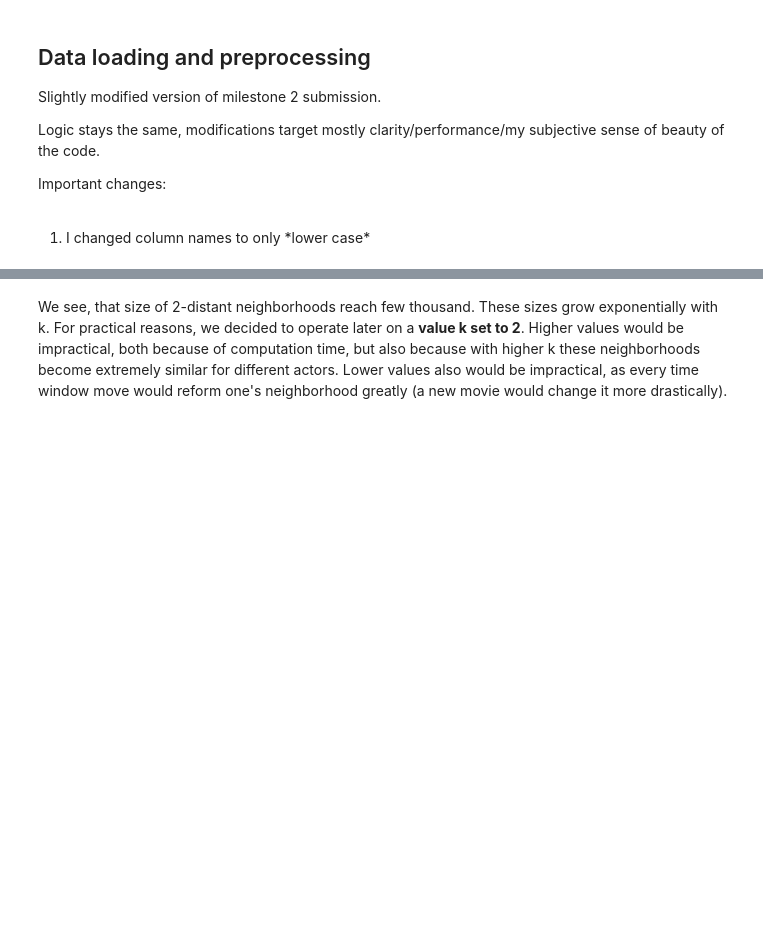
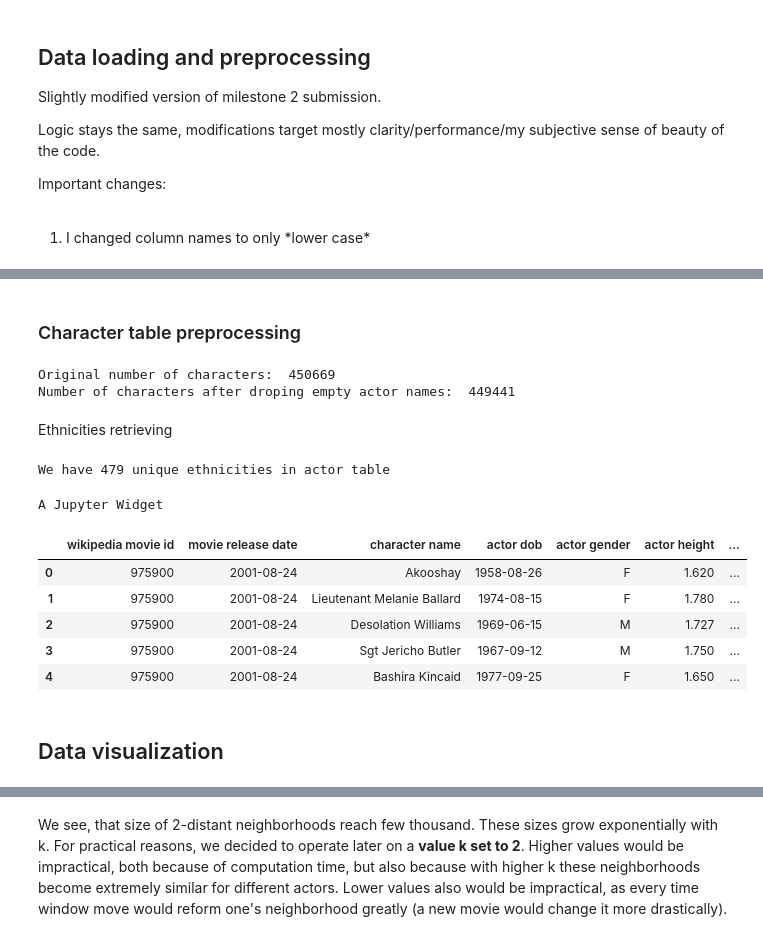
Before and after one commit to epfl-ada/ada-2022-project-datajugglers, a Jupyter notebook: graphs.ipynb, the cells around one changed output, grey strips where cells are left out. Drawn from its saved outputs; the diff is of its cells as text; code cells hidden in the pictures; blank space fills up the shorter version.

```diff
--- a/graphs.ipynb
+++ b/graphs.ipynb
@@ -123,0 +127,79 @@ df_movie.head()
+# %% [markdown]
+### Character table preprocessing
+# %%
+# For character identification we decided to use wikipedia id, so
+# information from freebase are not usefull for us. We can remove columns regarding freebase.
+df_character = df_character.drop(['freebase movie id', 'freebase character/actor map id', 'freebase character id', 'freebase character map'], 1)
+
+# In out project we need actor names, so we can drop character without their, actors name.
+# We drop less then 1 percent of characters.
+print('Original number of characters: ', len(df_character))
+df_character = df_character.dropna(subset=['actor name'])
+print('Number of characters after droping empty actor names: ', len(df_character))
+# %% [output]
+Original number of characters:  450669
+Number of characters after droping empty actor names:  449441
+# %% [markdown]
+Ethnicities retrieving
+# %%
+WIKIDATA_QUERY = """
+SELECT DISTINCT ?item ?itemLabel WHERE {
+  SERVICE wikibase:label { bd:serviceParam wikibase:language "[AUTO_LANGUAGE]". }
+  {
+    SELECT DISTINCT ?item WHERE {
+      ?item p:P646 ?statement0.
+      ?statement0 (ps:P646) "%s".
+    }
+    LIMIT 100
+  }
+}
+"""
+
+def get_ethnicity(ethnicity_freebase_id):
+    """Get the label of the freebase ID from Wikidata
+
+    Args:
+        freebase_id: the freebase ID to be decoded
+
+    Returns:
+        entity.label, the corresponding label of the Wikidata ID
+    """
+
+    query = WIKIDATA_QUERY % ethnicity_freebase_id
+    req = requests.get("https://query.wikidata.org/sparql",
+                      params={"format": "json", "query": query})
+    try:
+        data = req.json()
+        wikidata_id = data["results"]["bindings"][0]["itemLabel"]["value"]
+    except:
+        return np.nan
+
+    return str(Client().get(wikidata_id, load=True).label)
+
+def ethnicities_decoded(column):
+    ethnicities = column.dropna().unique()
+    print(f'We have {len(ethnicities)} unique ethnicities in actor table')
+    decoded = []
+    for ethnicity in tqdm(ethnicities):
+        decoded.append(get_ethnicity(ethnicity))
+    translator = dict(zip(ethnicities, decoded))
+    return column.replace(translator)
+
+df_character['actor ethnicity'] = ethnicities_decoded(df_character['actor ethnicity'])
+ethnicity_found = df_character['actor ethnicity'].count()
+print(f'After retrieving actor ethnicities we have {ethnicity_found} out of\
+{len(df_character)} character ethnicities - so about {100 * ethnicity_found // len(df_character)} percent')
+# %% [output]
+We have 479 unique ethnicities in actor table
+A Jupyter Widget
+# %%
+df_character.head()
+# %% [output]
+|  | wikipedia movie id | movie release date | character name | actor dob | actor gender | actor height | ... |
+| 0 | 975900 | 2001-08-24 | Akooshay | 1958-08-26 | F | 1.620 | ... |
+| 1 | 975900 | 2001-08-24 | Lieutenant Melanie Ballard | 1974-08-15 | F | 1.780 | ... |
+| 2 | 975900 | 2001-08-24 | Desolation Williams | 1969-06-15 | M | 1.727 | ... |
+| 3 | 975900 | 2001-08-24 | Sgt Jericho Butler | 1967-09-12 | M | 1.750 | ... |
+| 4 | 975900 | 2001-08-24 | Bashira Kincaid | 1977-09-25 | F | 1.650 | ... |
+# %% [markdown]
+## Data visualization
```
Also changed, not shown: parts of 26 cells of this notebook.
